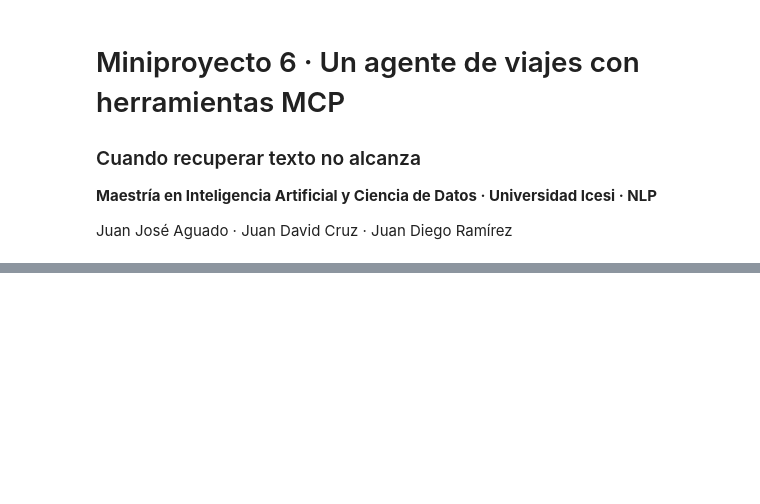
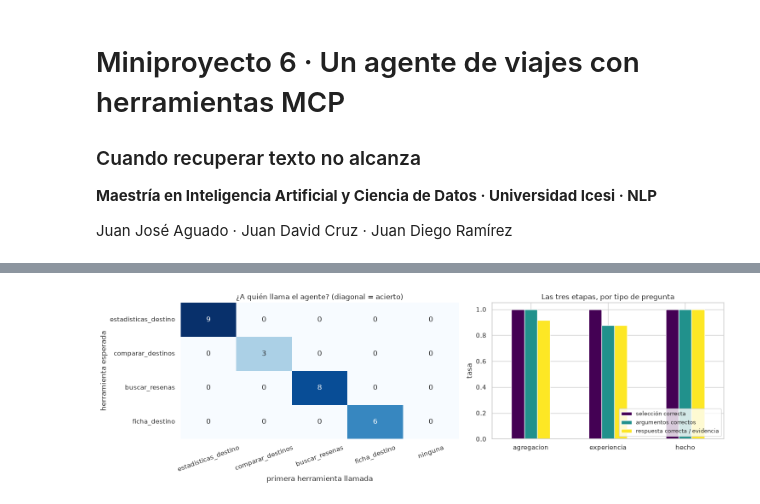
Before and after one commit to Aguado4/miniproyecto-6-nlp-Aguado-Cruz-Ramirez, a Jupyter notebook: notebooks/miniproyecto6_restmex_mcp.ipynb, the cells around one changed output, grey strips where cells are left out. Saved outputs shown, nothing was run; the diff lists cells and outputs as text; code cells hidden in the pictures; blank space fills up the shorter version.

```diff
--- a/notebooks/miniproyecto6_restmex_mcp.ipynb
+++ b/notebooks/miniproyecto6_restmex_mcp.ipynb
@@ -218,0 +573,24 @@ Contrato de cada herramienta: mcp_servers/README.md
+# %%
+from langchain_ollama import ChatOllama
+
+llm = ChatOllama(model=MODELO_LLM, temperature=TEMPERATURA, seed=SEED, base_url=OLLAMA_URL,
+                 num_ctx=8192, **OPCIONES_OLLAMA)
+SISTEMA_SOLO = ("Eres un asistente de viajes por México. Responde en español, en una o dos frases. "
+                "Si te preguntan una cantidad, da una cifra concreta.")
+
+solo = []
+if OLLAMA_OK:
+    for _, fila in BANCO[BANCO["categoria"] != E].iterrows():
+        t0 = time.perf_counter()
+        r = (await llm.ainvoke([("system", SISTEMA_SOLO), ("user", fila["pregunta"])])).content
+        solo.append({"id": fila["id"], "categoria": fila["categoria"], "respuesta_modelo": r,
+                     "respuesta_ok": respuesta_correcta(r, fila), "s": time.perf_counter() - t0})
+    solo = pd.DataFrame(solo)
+    solo.to_csv(METRICAS / "modelo_solo.csv", index=False)
+    print(solo.groupby("categoria")["respuesta_ok"].mean().rename("acierto del modelo solo").to_string())
+    display(solo.merge(BANCO[["id", "valor"]]).assign(
+        valor=lambda d: d["valor"].map(lambda v: round(v, 2) if isinstance(v, float) else v),
+        respuesta_modelo=lambda d: d["respuesta_modelo"].str.slice(0, 110))[
+        ["id", "valor", "respuesta_modelo", "respuesta_ok"]])
+else:
+    print("Ollama no disponible: se salta la línea base del modelo solo.")
@@ -218,0 +803,18 @@ Contrato de cada herramienta: mcp_servers/README.md
+# %%
+if OLLAMA_OK:
+    orden = ["estadisticas_destino", "comparar_destinos", "buscar_resenas", "ficha_destino", "ninguna"]
+    matriz = pd.crosstab(ev4["esperada"], ev4["primera"]).reindex(index=orden[:4], columns=orden, fill_value=0)
+    fig, ejes = plt.subplots(1, 2, figsize=(15, 4.8), gridspec_kw={"width_ratios": [1.2, 1]})
+    sns.heatmap(matriz, annot=True, fmt="d", cmap="Blues", cbar=False, ax=ejes[0])
+    ejes[0].set(xlabel="primera herramienta llamada", ylabel="herramienta esperada",
+                title="¿A quién llama el agente? (diagonal = acierto)")
+    ejes[0].tick_params(axis="x", rotation=20)
+    por_cat = ev4.groupby("categoria")[["seleccion_ok", "args_ok", "respuesta_ok"]].mean()
+    por_cat["respuesta_ok"] = por_cat["respuesta_ok"].where(por_cat.index != E, ev4.loc[ev4["categoria"] == E, "evidencia"].mean())
+    por_cat.columns = ["selección correcta", "argumentos correctos", "respuesta correcta / evidencia"]
+    por_cat.plot(kind="bar", ax=ejes[1], rot=0, ylim=(0, 1.05), colormap="viridis")
+    ejes[1].set(title="Las tres etapas, por tipo de pregunta", xlabel="", ylabel="tasa")
+    ejes[1].legend(loc="lower right", fontsize=9)
+    plt.tight_layout(); plt.savefig(FIGURAS / "03_seleccion_herramienta.png", dpi=110); plt.show()
+# %% [output]
+[figure, added]
```
Also changed, not shown: parts of 64 cells of this notebook, 13 other files.
